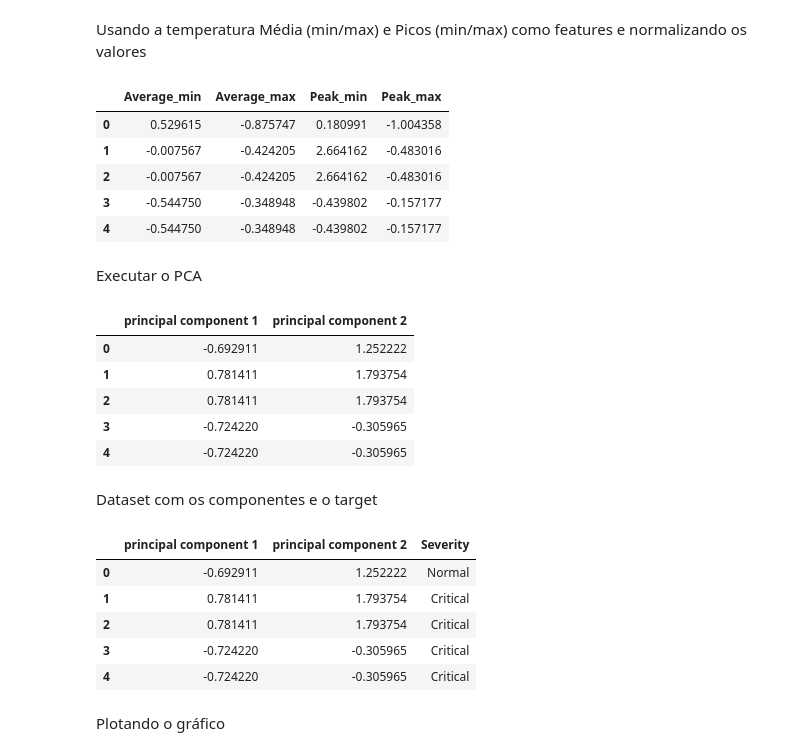
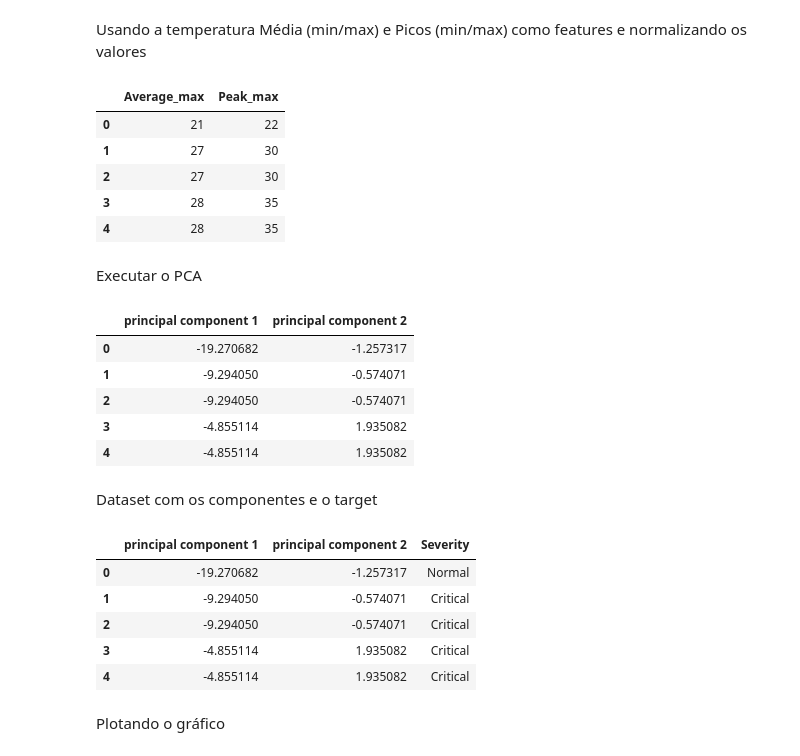
Before and after one commit to RomulosDS/TCC, a Jupyter notebook: tcc.ipynb, the cells around one changed output. Saved outputs shown, nothing was run; the diff lists cells and outputs as text; code cells hidden in the pictures.

```diff
--- a/tcc.ipynb
+++ b/tcc.ipynb
@@ -195,21 +195,21 @@ TempSala = sns.countplot(merged['TempSala'])
 # %% [markdown]
 Usando a temperatura Média (min/max) e Picos (min/max) como features e normalizando os valores
 # %%
-features = ['Average_min','Average_max','Peak_min','Peak_max']
+features = ['Average_max','Peak_max']
 # Separating out the features
 x = merged.loc[:, features].values
 # Separating out the target
 y = merged.loc[:,['Severity']].values
 
-x = StandardScaler().fit_transform(x)
+#x = StandardScaler().fit_transform(x)
 pd.DataFrame(data = x, columns = features).head()
 # %% [output]
-|  | Average_min | Average_max | Peak_min | Peak_max |
-| 0 | 0.529615 | -0.875747 | 0.180991 | -1.004358 |
-| 1 | -0.007567 | -0.424205 | 2.664162 | -0.483016 |
-| 2 | -0.007567 | -0.424205 | 2.664162 | -0.483016 |
-| 3 | -0.544750 | -0.348948 | -0.439802 | -0.157177 |
-| 4 | -0.544750 | -0.348948 | -0.439802 | -0.157177 |
+|  | Average_max | Peak_max |
+| 0 | 21 | 22 |
+| 1 | 27 | 30 |
+| 2 | 27 | 30 |
+| 3 | 28 | 35 |
+| 4 | 28 | 35 |
 # %%
 from sklearn.decomposition import PCA
 import matplotlib.pyplot as plt
@@ -223,11 +223,11 @@ principalDf = pd.DataFrame(data = principalComponents
 principalDf.head(5)
 # %% [output]
 |  | principal component 1 | principal component 2 |
-| 0 | -0.692911 | 1.252222 |
-| 1 | 0.781411 | 1.793754 |
-| 2 | 0.781411 | 1.793754 |
-| 3 | -0.724220 | -0.305965 |
-| 4 | -0.724220 | -0.305965 |
+| 0 | -19.270682 | -1.257317 |
+| 1 | -9.294050 | -0.574071 |
+| 2 | -9.294050 | -0.574071 |
+| 3 | -4.855114 | 1.935082 |
+| 4 | -4.855114 | 1.935082 |
 # %% [markdown]
 Dataset com os componentes e o target
 # %%
@@ -235,11 +235,11 @@ finalDf = pd.concat([principalDf, merged[['Severity']]], axis = 1)
 finalDf.head(5)
 # %% [output]
 |  | principal component 1 | principal component 2 | Severity |
-| 0 | -0.692911 | 1.252222 | Normal |
-| 1 | 0.781411 | 1.793754 | Critical |
-| 2 | 0.781411 | 1.793754 | Critical |
-| 3 | -0.724220 | -0.305965 | Critical |
-| 4 | -0.724220 | -0.305965 | Critical |
+| 0 | -19.270682 | -1.257317 | Normal |
+| 1 | -9.294050 | -0.574071 | Critical |
+| 2 | -9.294050 | -0.574071 | Critical |
+| 3 | -4.855114 | 1.935082 | Critical |
+| 4 | -4.855114 | 1.935082 | Critical |
 # %% [markdown]
 Plotando o gráfico
 # %%
```
Also changed, not shown: parts of 6 cells of this notebook.
